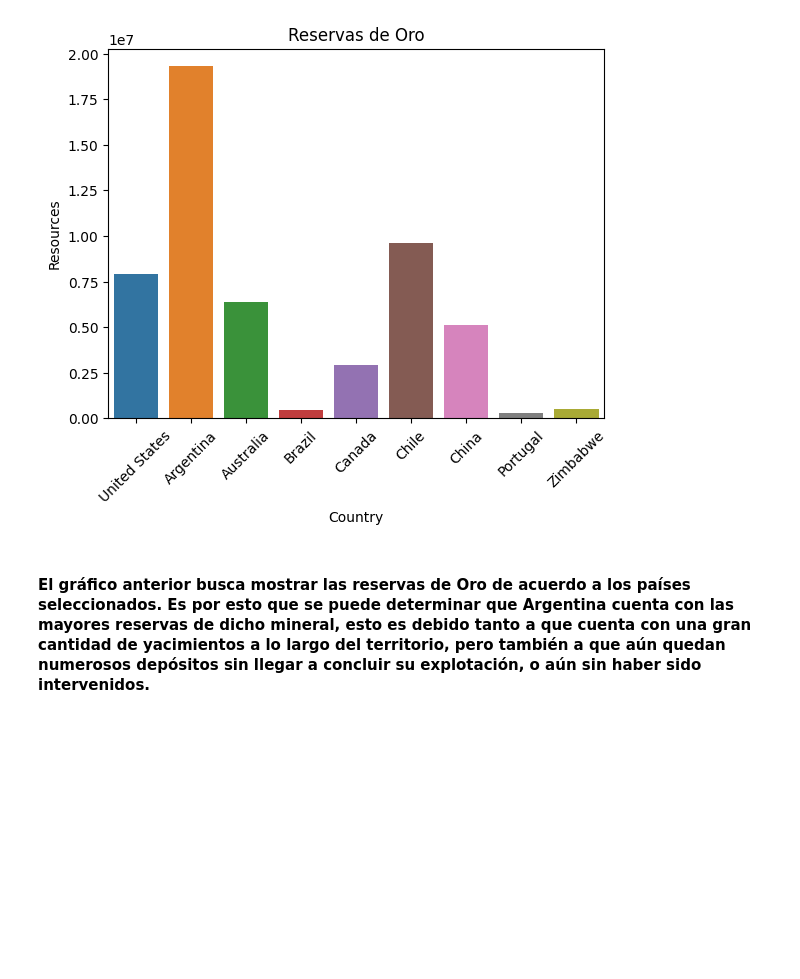
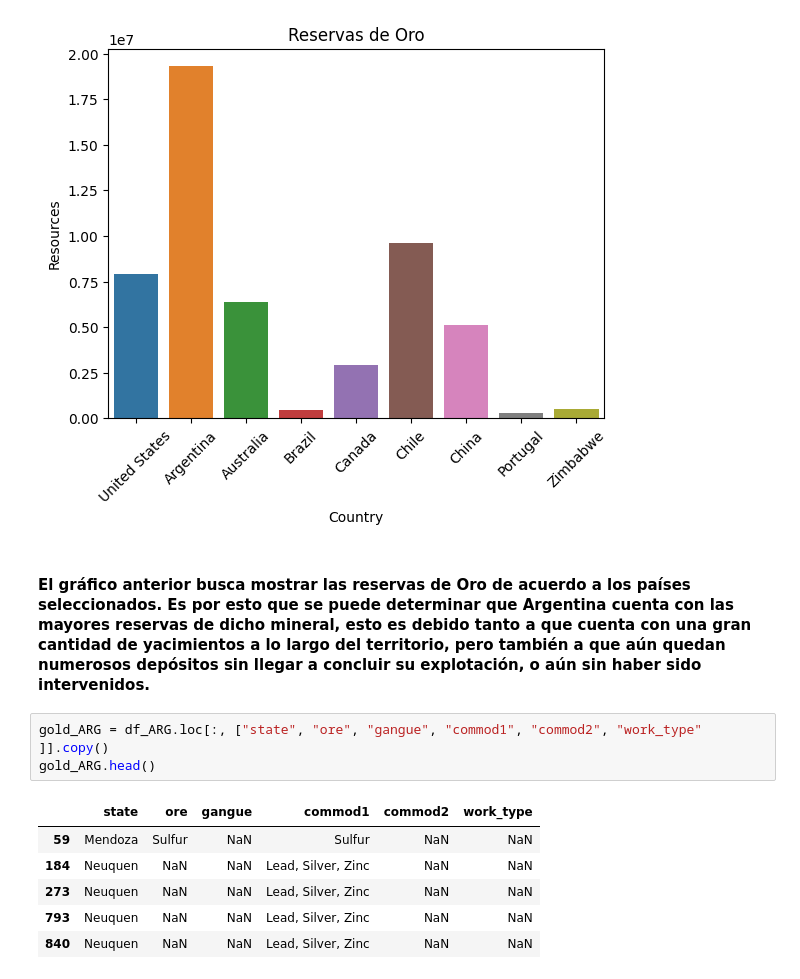
Before and after one commit to FacundoCardozo5/CoderHouse_CH-32845, a Jupyter notebook: notebooks/ProyectoDS_ParteI_Cardozo.ipynb, the cells around one changed output. Drawn from its saved outputs; the diff is of its cells as text; blank space fills up the shorter version.

```diff
--- a/notebooks/ProyectoDS_ParteI_Cardozo.ipynb
+++ b/notebooks/ProyectoDS_ParteI_Cardozo.ipynb
@@ -389,3 +389,13 @@ plt.show()
 [figure]
 # %% [markdown]
 #### El gráfico anterior busca mostrar las reservas de Oro de acuerdo a los países seleccionados. Es por esto que se puede determinar que Argentina cuenta con las mayores reservas de dicho mineral, esto es debido tanto a que cuenta con una gran cantidad de yacimientos a lo largo del territorio, pero también a que aún quedan numerosos depósitos sin llegar a concluir su explotación, o aún sin haber sido intervenidos.
+# %%
+gold_ARG = df_ARG.loc[:, ["state", "ore", "gangue", "commod1", "commod2", "work_type" ]].copy()
+gold_ARG.head()
+# %% [output]
+|  | state | ore | gangue | commod1 | commod2 | work_type |
+| 59 | Mendoza | Sulfur | NaN | Sulfur | NaN | NaN |
+| 184 | Neuquen | NaN | NaN | Lead, Silver, Zinc | NaN | NaN |
+| 273 | Neuquen | NaN | NaN | Lead, Silver, Zinc | NaN | NaN |
+| 793 | Neuquen | NaN | NaN | Lead, Silver, Zinc | NaN | NaN |
+| 840 | Neuquen | NaN | NaN | Lead, Silver, Zinc | NaN | NaN |
```
